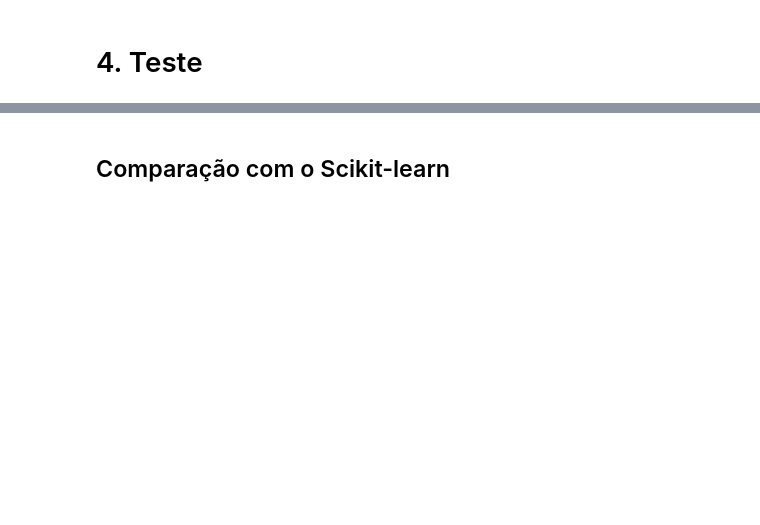
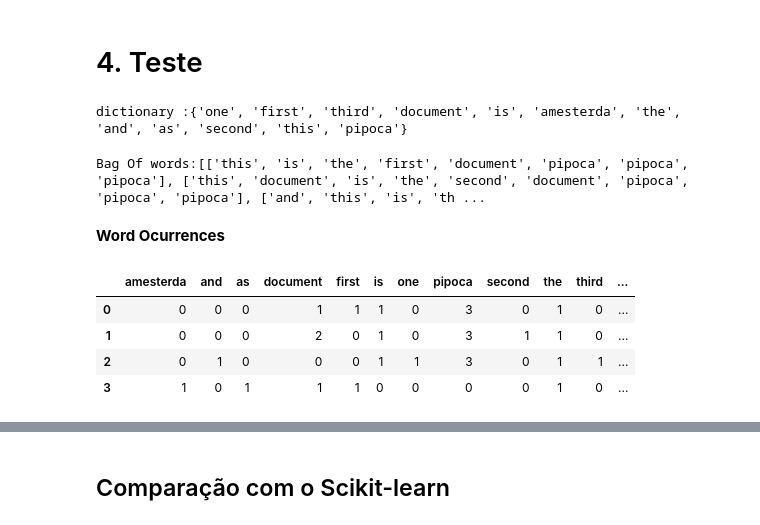
Before and after one commit to altierispeixoto/ds-studies, a Jupyter notebook: machine-learning/feature-engineering/tf-idf/tf-idf.ipynb, the cells around one changed output, grey strips where cells are left out. Cells and saved outputs as stored; diff of their text form; code cells hidden in the pictures; blank space fills up the shorter version.

```diff
--- a/machine-learning/feature-engineering/tf-idf/tf-idf.ipynb
+++ b/machine-learning/feature-engineering/tf-idf/tf-idf.ipynb
@@ -202,2 +64,0 @@ def computeIDF(docList):
-# %%
-idfs = computeIDF([wordDictA, wordDictB, wordDictC, wordDictD])
@@ -216,7 +64,0 @@ word: the,val: 4, IDF: 1.0
-# %%
-def computeTFIDF(tfBow, idfs):
-    tfidf = {}
-    for word, val in tfBow.items():
-        print(f"word :{word} , TF :{val}, IDF: {idfs[word]}")
-        tfidf[word] = val*idfs[word]
-    return tfidf
@@ -254,15 +64,0 @@ pd.DataFrame([tfidfBowA, tfidfBowB, tfidfBowC , tfidfBowD])
-# %%
-class Tfidf():
-
-    def __init__(self, corpus):
-        '''adicione os parâmetros necessários no __init__'''
-
-        pass
-
-    def fit(self, x, y):
-        '''NÃO ALTERE OS PARÂMETROS DO MÉTODO FIT'''
-        pass
-
-    def predict(self, x):
-        '''NÃO ALTERE OS PARÂMETROS DO MÉTODO PREDICT'''
-        pass
@@ -269,2 +135,21 @@ class Tfidf():
 # %% [markdown]
 # 4. Teste
+# %%
+tfidf = Tfidf(corpus)
+print(f"dictionary :{tfidf.dictionary}")
+# %% [output]
+dictionary :{'one', 'first', 'third', 'document', 'is', 'amesterda', 'the', 'and', 'as', 'second', 'this', 'pipoca'}
+# %%
+print(f"Bag Of words:{tfidf.bow_list}")
+# %% [output]
+Bag Of words:[['this', 'is', 'the', 'first', 'document', 'pipoca', 'pipoca', 'pipoca'], ['this', 'document', 'is', 'the', 'second', 'document', 'pipoca', 'pipoca', 'pipoca'], ['and', 'this', 'is', 'th ...
+# %% [markdown]
+**Word Ocurrences**
+# %%
+pd.DataFrame(tfidf.word_dict_list)
+# %% [output]
+|  | amesterda | and | as | document | first | is | one | pipoca | second | the | third | ... |
+| 0 | 0 | 0 | 0 | 1 | 1 | 1 | 0 | 3 | 0 | 1 | 0 | ... |
+| 1 | 0 | 0 | 0 | 2 | 0 | 1 | 0 | 3 | 1 | 1 | 0 | ... |
+| 2 | 0 | 1 | 0 | 0 | 0 | 1 | 1 | 3 | 0 | 1 | 1 | ... |
+| 3 | 1 | 0 | 1 | 1 | 1 | 0 | 0 | 0 | 0 | 1 | 0 | ... |
```
Also changed, not shown: parts of 39 cells of this notebook.
